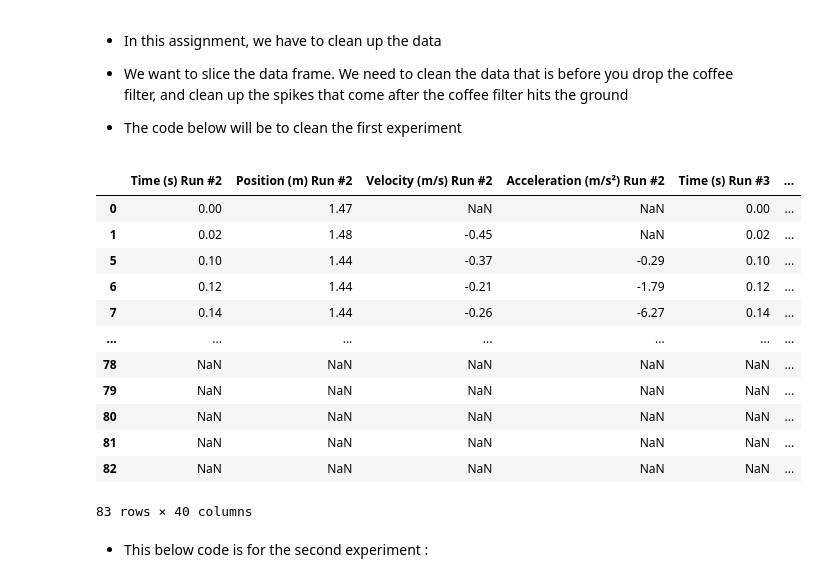
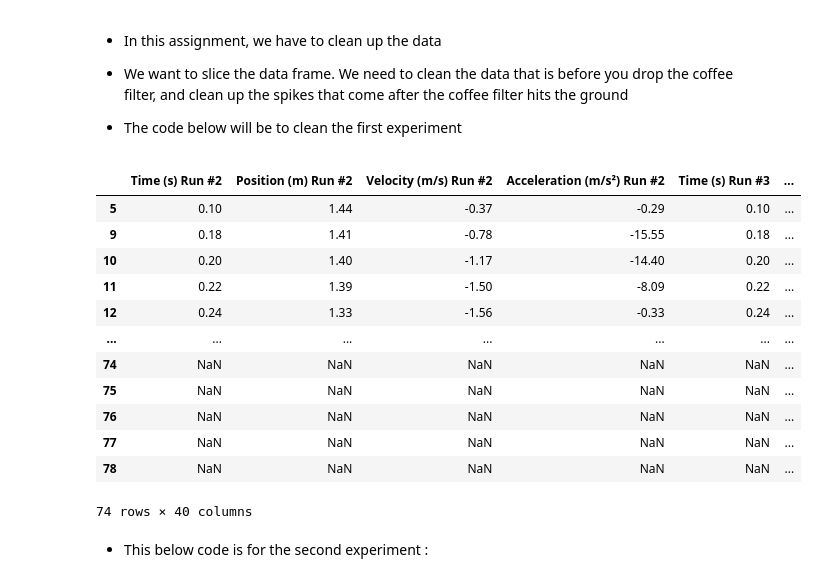
Before and after one commit to Sebastian42-5/python-2, a Jupyter notebook: assignment 1/Assignment1.ipynb, the cells around one changed output. Saved outputs shown, nothing was run; the diff lists cells and outputs as text; code cells hidden in the pictures.

```diff
--- a/assignment 1/Assignment1.ipynb
+++ b/assignment 1/Assignment1.ipynb
@@ -38,66 +38,65 @@ first_runs = {}
 for i in range(2, 12):
     first_runs[f'run_{i}'] = first_experiment_df[[ f'Time (s) Run #{i}',f'Position (m) Run #{i}',f'Velocity (m/s) Run #{i}',f'Acceleration (m/s²) Run #{i}']]
 
 
-first_runs['run_2'] = first_runs['run_2'].loc[first_runs['run_2'].index.difference([2, 3, 4] + list(range(39, 94)))]
+# first_runs['run_2'] = first_runs['run_2'].loc[first_runs['run_2'].index.difference([2, 3, 4] + list(range(39, 94)))]
 
-# drop_indices = [0, 1, 2, 3, 4]
+for j in range(2, 12):
+    drop_indices = [0, 1, 2, 3, 4]
+
+    position_col = f'Position (m) Run #{j}'
+
+    for i in range(35, len(first_runs[f'run_{j}']) - 1):
+        if first_runs[f'run_{j}'][position_col].iloc[i + 1] > first_runs[f'run_{j}'][position_col].iloc[i]:
+            drop_indices.extend((range(i, min(94, len(first_runs[f'run_{j}'])))))
 
 
-# for j in range(len(first_runs)):
-#     for i in range(35, len(first_runs[f'run_{j + 2}'][f'Position (m) Run #{j + 2}']) - 1):
-#         if first_runs[f'run_{j + 2}'][f'Position (m) Run #{j + 2}'].iloc[i + 1] > first_runs[f'run_{j + 2}'][f'Position (m) Run #{j + 2}'].iloc[i]:
-#             drop_indices.extend((range(i, min(94, len(first_runs[f'run_{j + 2}'])))))
+    first_runs[f'run_{j}'] = first_runs[f'run_{j}'].drop(index = set(drop_indices), errors='ignore').drop_duplicates(subset = position_col)
 
 
-#     first_runs[f'run_{j + 2}'] = first_runs[f'run_{j + 2}'].drop(index = set(drop_indices), errors='ignore').drop_duplicates(subset = f'Position (m) Run #{j + 2}')
-
-# first_runs['run_11']
+# first_runs['run_2'] = first_runs['run_2'].loc[first_runs['run_2'].index.difference([2, 3, 4] + list(range(i, 94)))]
 
 
-first_runs['run_2'] = first_runs['run_2'].loc[first_runs['run_2'].index.difference([2, 3, 4] + list(range(i, 94)))]
+# first_runs['run_3'] = first_runs['run_3'].loc[first_runs['run_3'].index.difference(list(range(32, 94)))]
 
+# first_runs['run_4'] = first_runs['run_4'].loc[first_runs['run_4'].index.difference([0, 1, 2, 3, 4] + list(range(40, 94)))]
 
-first_runs['run_3'] = first_runs['run_3'].loc[first_runs['run_3'].index.difference(list(range(32, 94)))]
+# first_runs['run_5'] = first_runs['run_5'].loc[first_runs['run_5'].index.difference(list(range(0, 9)) + list(range(50, 94)))]
 
-first_runs['run_4'] = first_runs['run_4'].loc[first_runs['run_4'].index.difference([0, 1, 2, 3, 4] + list(range(40, 94)))]
+# first_runs['run_6'] = first_runs['run_6'].loc[first_runs['run_6'].index.difference(list(range(32, 94)))]
 
-first_runs['run_5'] = first_runs['run_5'].loc[first_runs['run_5'].index.difference(list(range(0, 9)) + list(range(50, 94)))]
+# first_runs['run_7'] = first_runs['run_7'].loc[first_runs['run_7'].index.difference(list(range(35, 94)))]
 
-first_runs['run_6'] = first_runs['run_6'].loc[first_runs['run_6'].index.difference(list(range(32, 94)))]
+# first_runs['run_8'] = first_runs['run_8'].loc[first_runs['run_8'].index.difference(list(range(0, 7)) + list(range(53, 94)))]
 
-first_runs['run_7'] = first_runs['run_7'].loc[first_runs['run_7'].index.difference(list(range(35, 94)))]
+# first_runs['run_9'] = first_runs['run_9'].loc[first_runs['run_9'].index.difference(list(range(0, 11)) + list(range(54, 94)))]
 
-first_runs['run_8'] = first_runs['run_8'].loc[first_runs['run_8'].index.difference(list(range(0, 7)) + list(range(53, 94)))]
+# first_runs['run_10'] = first_runs['run_10'].loc[first_runs['run_10'].index.difference([0, 1, 2] + list(range(57, 94)))]
 
-first_runs['run_9'] = first_runs['run_9'].loc[first_runs['run_9'].index.difference(list(range(0, 11)) + list(range(54, 94)))]
-
-first_runs['run_10'] = first_runs['run_10'].loc[first_runs['run_10'].index.difference([0, 1, 2] + list(range(57, 94)))]
-
-first_runs['run_11'] = first_runs['run_11'].loc[first_runs['run_11'].index.difference(list(range(0, 9)) + list(range(83, 94)))]
+# first_runs['run_11'] = first_runs['run_11'].loc[first_runs['run_11'].index.difference(list(range(0, 9)) + list(range(83, 94)))]
 
 
 cleaned_first_exp = pd.concat(first_runs.values(), axis = 1)
 
 cleaned_first_exp
 
 # # # # # cleaned_first_exp.to_csv('Coffee Filter 1.csv', index = False)
 
 # cleaned_first_exp.plot(x = 'Time (s) Run #11', y = 'Position (m) Run #11')
 # %% [output]
 |  | Time (s) Run #2 | Position (m) Run #2 | Velocity (m/s) Run #2 | Acceleration (m/s²) Run #2 | Time (s) Run #3 | ... |
-| 0 | 0.00 | 1.47 | NaN | NaN | 0.00 | ... |
-| 1 | 0.02 | 1.48 | -0.45 | NaN | 0.02 | ... |
 | 5 | 0.10 | 1.44 | -0.37 | -0.29 | 0.10 | ... |
-| 6 | 0.12 | 1.44 | -0.21 | -1.79 | 0.12 | ... |
-| 7 | 0.14 | 1.44 | -0.26 | -6.27 | 0.14 | ... |
+| 9 | 0.18 | 1.41 | -0.78 | -15.55 | 0.18 | ... |
+| 10 | 0.20 | 1.40 | -1.17 | -14.40 | 0.20 | ... |
+| 11 | 0.22 | 1.39 | -1.50 | -8.09 | 0.22 | ... |
+| 12 | 0.24 | 1.33 | -1.56 | -0.33 | 0.24 | ... |
 | ... | ... | ... | ... | ... | ... | ... |
+| 74 | NaN | NaN | NaN | NaN | NaN | ... |
+| 75 | NaN | NaN | NaN | NaN | NaN | ... |
+| 76 | NaN | NaN | NaN | NaN | NaN | ... |
+| 77 | NaN | NaN | NaN | NaN | NaN | ... |
 | 78 | NaN | NaN | NaN | NaN | NaN | ... |
-| 79 | NaN | NaN | NaN | NaN | NaN | ... |
-| 80 | NaN | NaN | NaN | NaN | NaN | ... |
-| 81 | NaN | NaN | NaN | NaN | NaN | ... |
-| 82 | NaN | NaN | NaN | NaN | NaN | ... |
-83 rows × 40 columns
+74 rows × 40 columns
 # %% [markdown]
 - This below code is for the second experiment :
 # %%
```
Also changed, not shown: parts of 1 cell of this notebook.
